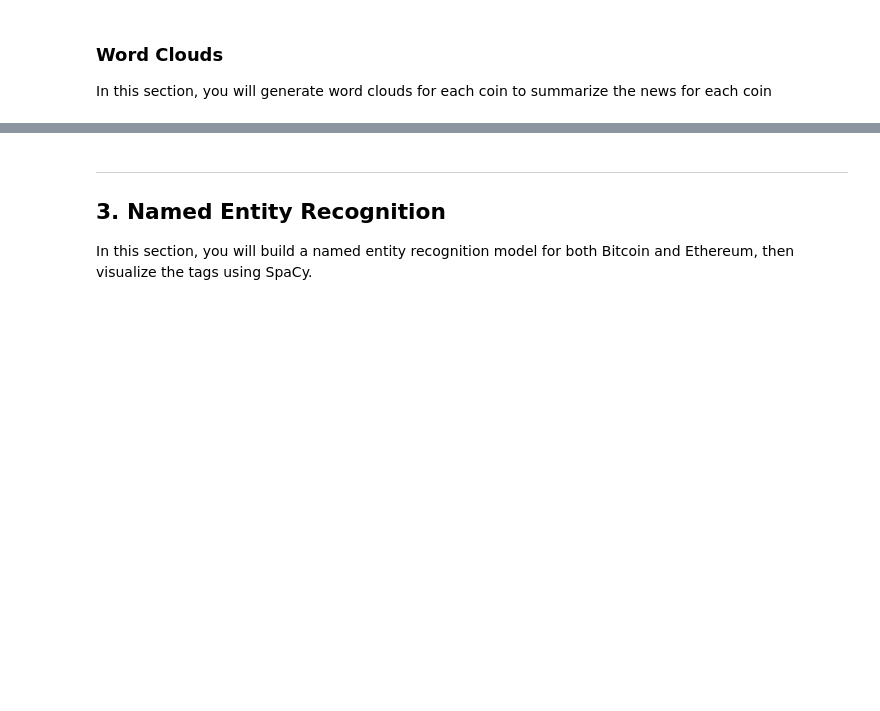
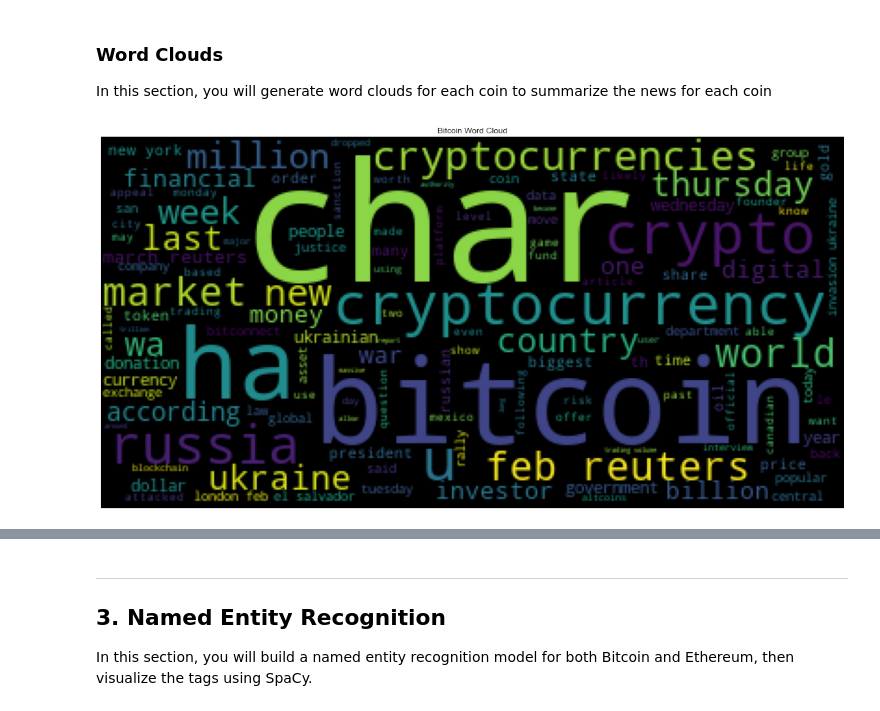
Before and after one commit to joeyh2/crypto-tales, a Jupyter notebook: crypto_sentiment.ipynb, the cells around one changed output, grey strips where cells are left out. Saved outputs shown, nothing was run; the diff lists cells and outputs as text; code cells hidden in the pictures; blank space fills up the shorter version.

```diff
--- a/crypto_sentiment.ipynb
+++ b/crypto_sentiment.ipynb
@@ -201,9 +206,9 @@ import re
 # %%
 # Instantiate the lemmatizer
-# YOUR CODE HERE!
+lemmatizer = WordNetLemmatizer()
 
 # Create a list of stopwords
-# YOUR CODE HERE!
+sw = set(stopwords.words('english'))
 
 # Expand the default stopwords list if necessary
 # YOUR CODE HERE!
@@ -213,21 +218,21 @@ def tokenizer(text):
     """Tokenizes text."""
 
     # Remove the punctuation from text
-
+    regex = re.compile("[^a-zA-Z ]")
+    re_clean = regex.sub('', text)
 
     # Create a tokenized list of the words
-
+    words = word_tokenize(re_clean)
 
     # Lemmatize words into root words
-
+    lem = [lemmatizer.lemmatize(word) for word in words]
 
     # Convert the words to lowercase
-
-
     # Remove the stop words
-
+    tokens = [word.lower() for word in lem if word.lower() not in sw]
 
     return tokens
 # %%
 # Create a new tokens column for Bitcoin
-# YOUR CODE HERE!
+btc_df['tokens'] = btc_df['text'].apply(tokenizer)
+btc_df.head()
@@ -246,5 +266,26 @@ In this section you will look at the ngrams and word frequency for each coin.
 # %%
 from collections import Counter
 from nltk import ngrams
+# %%
+# Create function to get token list from dataframe column 'tokens'
+def get_tokens(df):
+    tokens = []
+    for token in df['tokens']:
+        tokens.extend(token)
+    return tokens
+
+# btc_tokens = [btc_tokens.append(token) for token in btc_df['tokens']]
+
+# for token in btc_df['tokens']:
+ # btc_tokens.append(token)
+
+# eth_tokens = []
+# for token in eth_df['tokens']:
+   # eth_tokens.append(token)
+
+# Create tokens lists for each
+btc_tokens = get_tokens(btc_df)
+
+eth_tokens = get_tokens(eth_df)
 # %%
 # Generate the Bitcoin N-grams where N=2
@@ -283,0 +343,8 @@ mpl.rcParams['figure.figsize'] = [20.0, 10.0]
+# %%
+# Generate the Bitcoin word cloud
+wc = WordCloud().generate(' '.join(btc_tokens))
+plt.imshow(wc)
+plt.title(label='Bitcoin Word Cloud')
+plt.axis("off");
+# %% [output]
+[figure, added]
```
Also changed, not shown: parts of 28 cells of this notebook.
